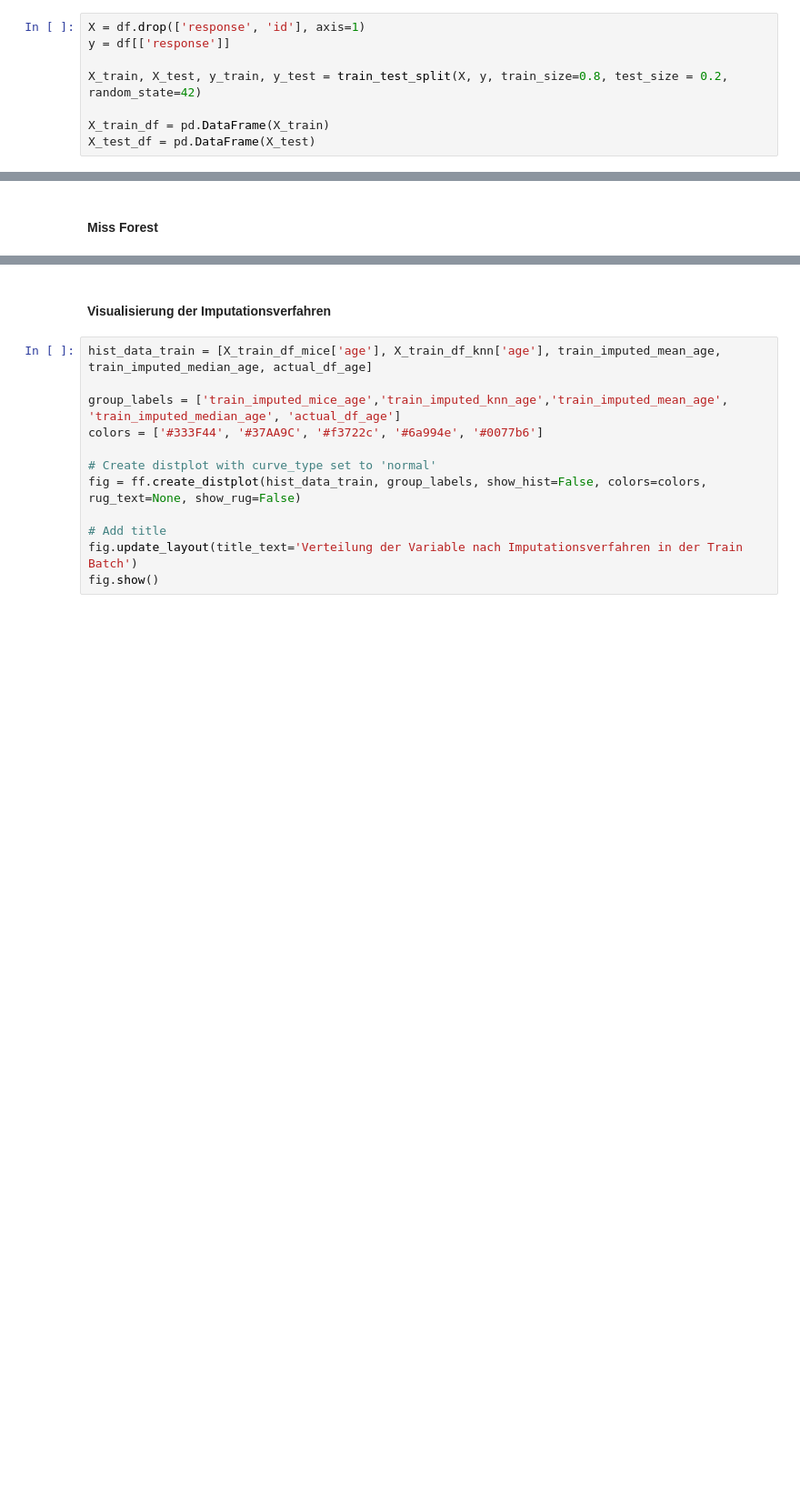
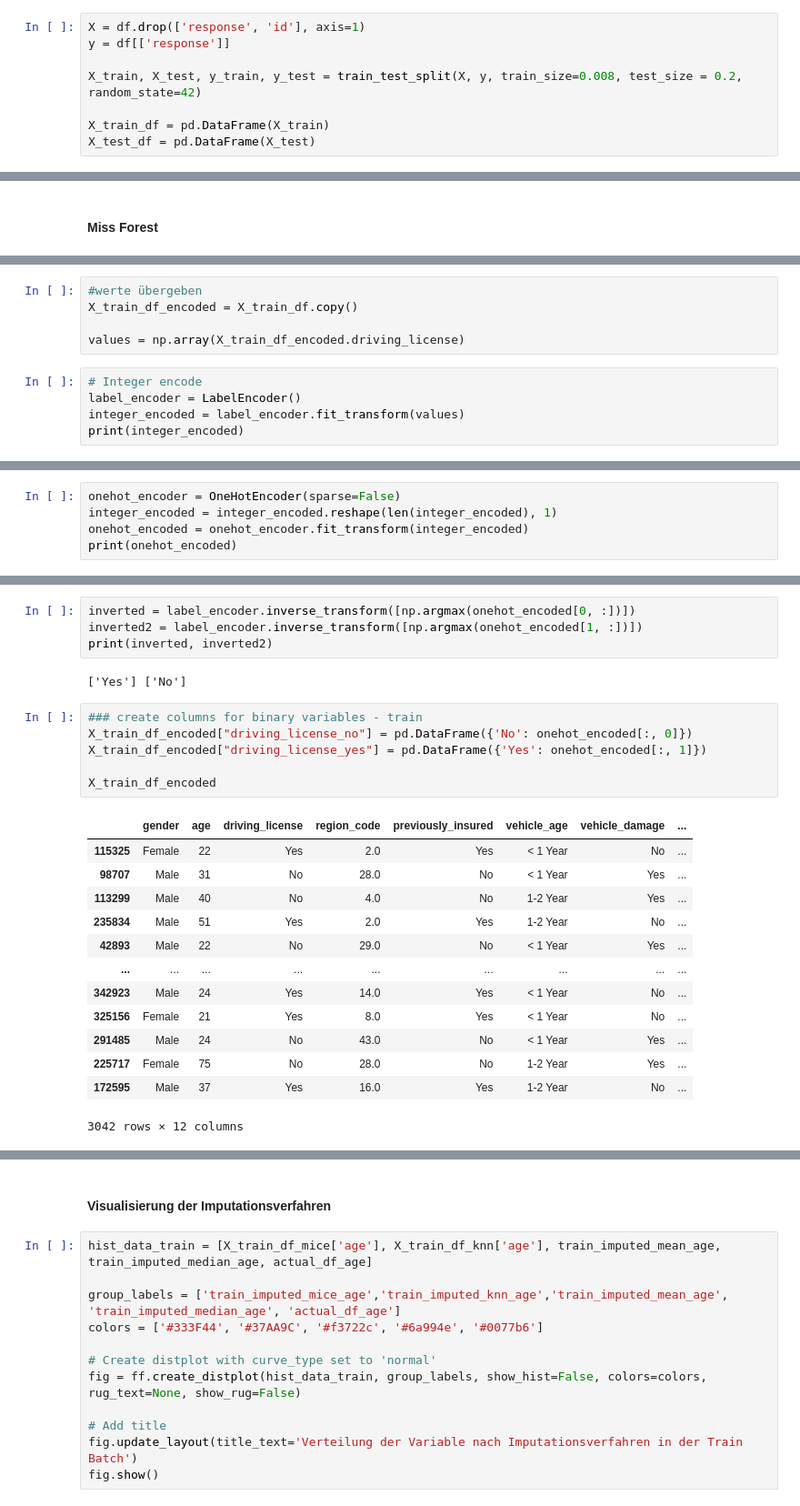
Before and after one commit to tlex-web/data_analysis_crisp_dm, a Jupyter notebook: data_preparation.ipynb, the cells around one changed output, grey strips where cells are left out. Shown at 91% size. Saved outputs shown, nothing was run; the diff lists cells and outputs as text; blank space fills up the shorter version.

```diff
--- a/data_preparation.ipynb
+++ b/data_preparation.ipynb
@@ -212,7 +212,7 @@ Categories (3, object): ['> 2 Years', '1-2 Year', '< 1 Year']
 X = df.drop(['response', 'id'], axis=1)
 y = df[['response']]
 
-X_train, X_test, y_train, y_test = train_test_split(X, y, train_size=0.8, test_size = 0.2, random_state=42)
+X_train, X_test, y_train, y_test = train_test_split(X, y, train_size=0.008, test_size = 0.2, random_state=42)
 
 X_train_df = pd.DataFrame(X_train)
 X_test_df = pd.DataFrame(X_test)
@@ -346,0 +377,10 @@ X_train_df_mice = pd.DataFrame(X_mice, columns=X_train_df_mice_X.columns)
+# %%
+#werte übergeben
+X_train_df_encoded = X_train_df.copy()
+
+values = np.array(X_train_df_encoded.driving_license)
+# %%
+# Integer encode
+label_encoder = LabelEncoder()
+integer_encoded = label_encoder.fit_transform(values)
+print(integer_encoded)
@@ -346,0 +389,5 @@ X_train_df_mice = pd.DataFrame(X_mice, columns=X_train_df_mice_X.columns)
+# %%
+onehot_encoder = OneHotEncoder(sparse=False)
+integer_encoded = integer_encoded.reshape(len(integer_encoded), 1)
+onehot_encoded = onehot_encoder.fit_transform(integer_encoded)
+print(onehot_encoded)
@@ -346,0 +402,26 @@ X_train_df_mice = pd.DataFrame(X_mice, columns=X_train_df_mice_X.columns)
+# %%
+inverted = label_encoder.inverse_transform([np.argmax(onehot_encoded[0, :])])
+inverted2 = label_encoder.inverse_transform([np.argmax(onehot_encoded[1, :])])
+print(inverted, inverted2)
+# %% [output]
+['Yes'] ['No']
+# %%
+### create columns for binary variables - train
+X_train_df_encoded["driving_license_no"] = pd.DataFrame({'No': onehot_encoded[:, 0]})
+X_train_df_encoded["driving_license_yes"] = pd.DataFrame({'Yes': onehot_encoded[:, 1]})
+
+X_train_df_encoded
+# %% [output]
+|  | gender | age | driving_license | region_code | previously_insured | vehicle_age | vehicle_damage | ... |
+| 115325 | Female | 22 | Yes | 2.0 | Yes | < 1 Year | No | ... |
+| 98707 | Male | 31 | No | 28.0 | No | < 1 Year | Yes | ... |
+| 113299 | Male | 40 | No | 4.0 | No | 1-2 Year | Yes | ... |
+| 235834 | Male | 51 | Yes | 2.0 | Yes | 1-2 Year | No | ... |
+| 42893 | Male | 22 | No | 29.0 | No | < 1 Year | Yes | ... |
+| ... | ... | ... | ... | ... | ... | ... | ... | ... |
+| 342923 | Male | 24 | Yes | 14.0 | Yes | < 1 Year | No | ... |
+| 325156 | Female | 21 | Yes | 8.0 | Yes | < 1 Year | No | ... |
+| 291485 | Male | 24 | No | 43.0 | No | < 1 Year | Yes | ... |
+| 225717 | Female | 75 | No | 28.0 | No | 1-2 Year | Yes | ... |
+| 172595 | Male | 37 | Yes | 16.0 | Yes | 1-2 Year | No | ... |
+3042 rows × 12 columns
```
Also changed, not shown: parts of 23 cells of this notebook.
